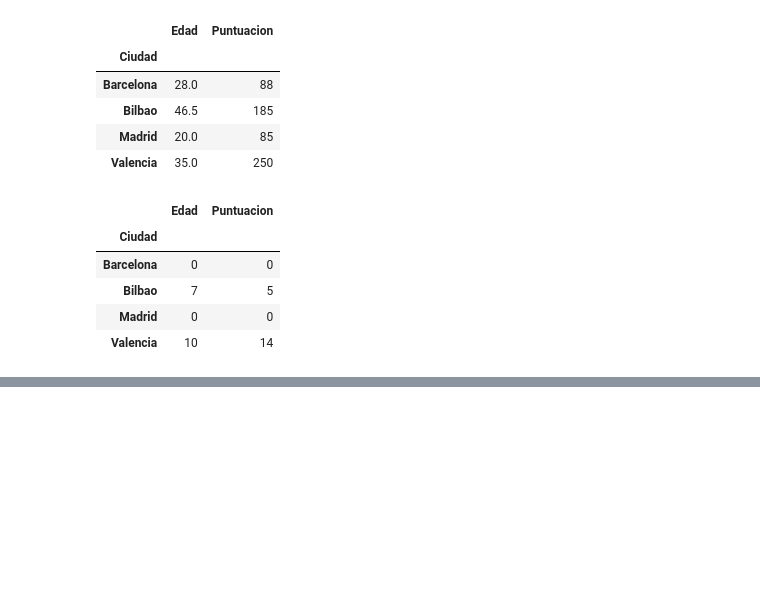
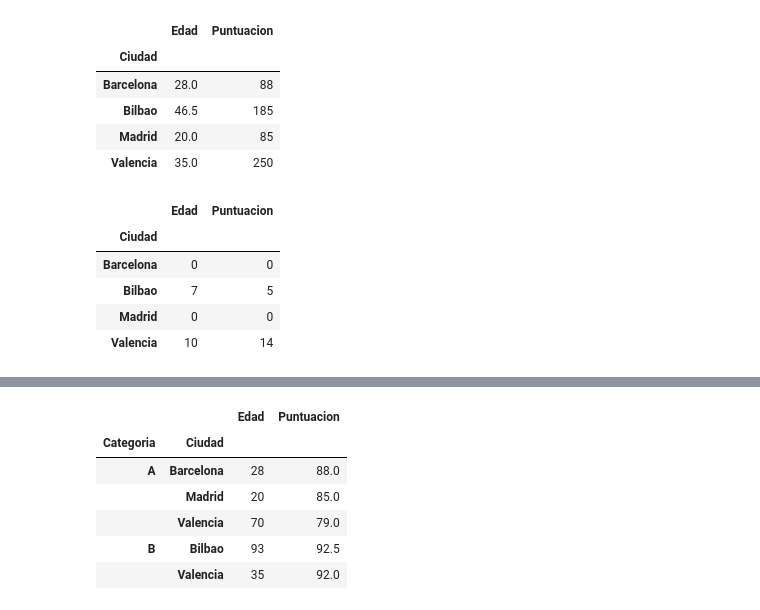
Before and after one commit to lflondo/PythonAnalisisDatos, a Jupyter notebook: AnalisisDatos.ipynb, the cells around one changed output, grey strips where cells are left out. Saved outputs shown, nothing was run; the diff lists cells and outputs as text; code cells hidden in the pictures; blank space fills up the shorter version.

```diff
--- a/AnalisisDatos.ipynb
+++ b/AnalisisDatos.ipynb
@@ -296,0 +330,17 @@ aggregated_data_custom
+# %%
+#Calcular la suma de las edades y puntuacion por categoria y ciudad
+aggregated_data_multi = groupped_multi.agg(
+    {
+    "Edad":"sum",
+    "Puntuacion":"mean"
+}
+    )
+aggregated_data_multi
+# %% [output]
+|  |  | Edad | Puntuacion |
+| Categoria | Ciudad |  |  |
+| A | Barcelona | 28 | 88.0 |
+|  | Madrid | 20 | 85.0 |
+|  | Valencia | 70 | 79.0 |
+| B | Bilbao | 93 | 92.5 |
+|  | Valencia | 35 | 92.0 |
```
Also changed, not shown: parts of 18 cells of this notebook.
